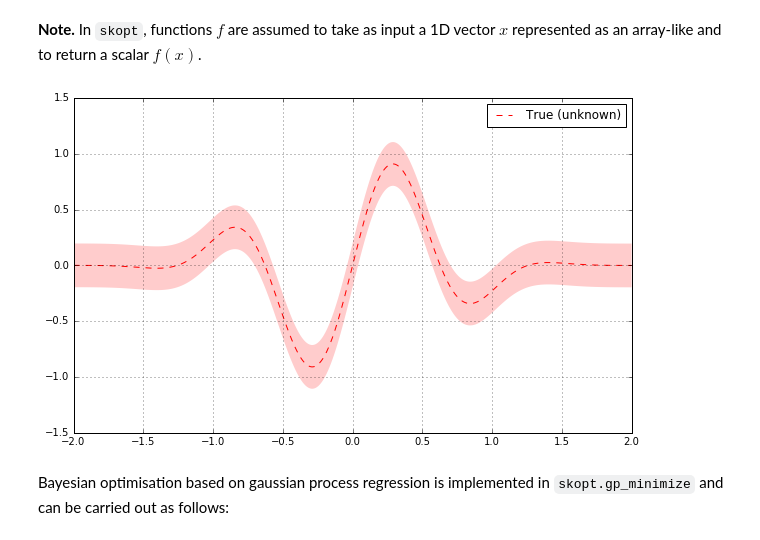
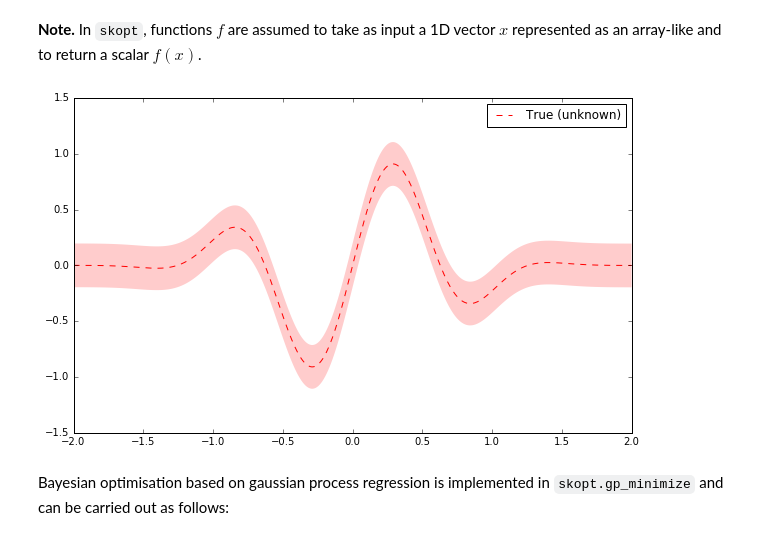
Before and after one commit to scikit-optimize/scikit-optimize, a Jupyter notebook: examples/bayesian-optimisation.ipynb, the cells around one changed output. Saved outputs shown, nothing was run; the diff lists cells and outputs as text; code cells hidden in the pictures.

```diff
--- a/examples/bayesian-optimisation.ipynb
+++ b/examples/bayesian-optimisation.ipynb
@@ -58,19 +58,21 @@ def f(x, noise_level=noise_level):
 # %% [markdown]
 **Note.** In `skopt`, functions $f$ are assumed to take as input a 1D vector $x$ represented as an array-like and to return a scalar $f(x)$.
 # %%
-# Plot f(x) + contours
-x = np.linspace(-2, 2, 400).reshape(-1, 1)
-fx = [f(x_i, noise_level=0.0) for x_i in x]
-plt.plot(x, fx, "r--", label="True (unknown)")
-plt.fill(np.concatenate([x, x[::-1]]),
-         np.concatenate(([fx_i - 1.9600 * noise_level for fx_i in fx],
-                         [fx_i + 1.9600 * noise_level for fx_i in fx[::-1]])),
-         alpha=.2, fc="r", ec="None")
-plt.legend()
-plt.grid()
-plt.show()
+def plot_f(f, noise_level):
+    # Plot f(x) + contours
+    x = np.linspace(-2, 2, 400).reshape(-1, 1)
+    fx = [f(x_i, noise_level=0.0) for x_i in x]
+    plt.plot(x, fx, "r--", label="True (unknown)")
+    plt.fill(np.concatenate([x, x[::-1]]),
+             np.concatenate(([fx_i - 1.9600 * noise_level for fx_i in fx],
+                             [fx_i + 1.9600 * noise_level for fx_i in fx[::-1]])),
+             alpha=.2, fc="r", ec="None")
+    plt.legend()
+    plt.plot()
+
+plot_f(f, noise_level)
 # %% [output]
-[figure, old version]
+[figure, new version]
 # %% [markdown]
 Bayesian optimisation based on gaussian process regression is implemented in `skopt.gp_minimize` and can be carried out as follows:
 # %%
```
Also changed, not shown: parts of 6 cells of this notebook, 5 other files.
